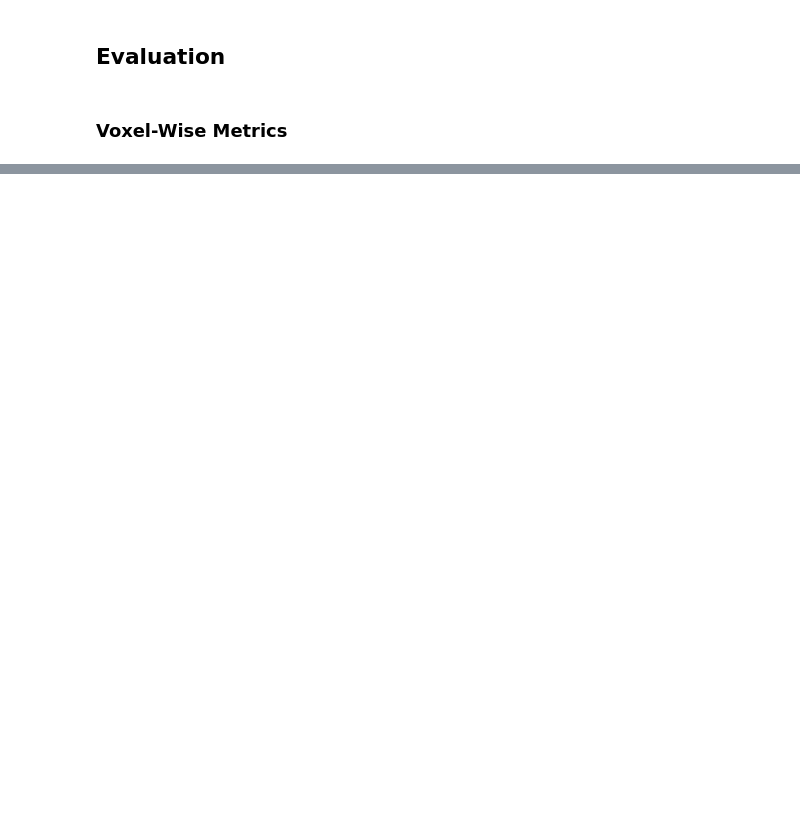
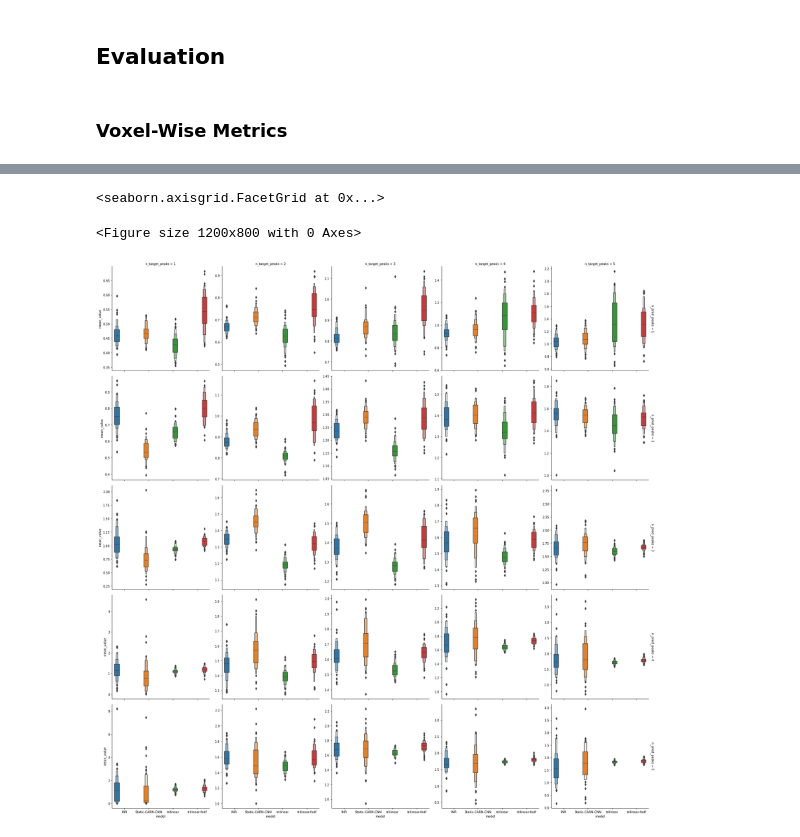
Before and after one commit to TylerSpears/fenri, a Jupyter notebook: notebooks/data_analysis/native_resolution_quant_comparison_results.ipynb, the cells around one changed output, grey strips where cells are left out. Saved outputs shown, nothing was run; the diff lists cells and outputs as text; code cells hidden in the pictures; blank space fills up the shorter version.

```diff
--- a/notebooks/data_analysis/native_resolution_quant_comparison_results.ipynb
+++ b/notebooks/data_analysis/native_resolution_quant_comparison_results.ipynb
@@ -542,0 +1367,29 @@ p
+# %%
+plot_table = peak_metrics_results_table.copy()
+plot_table.model[plot_table.model.map(lambda n: "inr" in n.casefold())] = "INR"
+# plot_table = plot_table[plot_table.n_pred_peaks <= 3]
+plot_table = plot_table[plot_table.n_pred_peaks > 0]
+# plot_table = plot_table[plot_table.n_target_peaks <= 3]
+plot_table = plot_table[plot_table.n_target_peaks > 0]
+# plot_table = plot_table[plot_table.n_target_peaks == plot_table.n_pred_peaks]
+
+plt.figure(dpi=200)
+sns.catplot(
+    plot_table,
+    x="model",
+    y="mean_value",
+    hue="model",
+    sharey=False,
+    col="n_target_peaks",
+    row="n_pred_peaks",
+    margin_titles=True,
+    kind="boxen",
+    # cut=0.5,
+    # width=0.9,
+    # inner='stick',
+    # scale="count",
+)
+# %% [output]
+<seaborn.axisgrid.FacetGrid at 0x...>
+<Figure size 1200x800 with 0 Axes>
+[figure, added]
```
Also changed, not shown: parts of 27 cells of this notebook, 9 other files.
